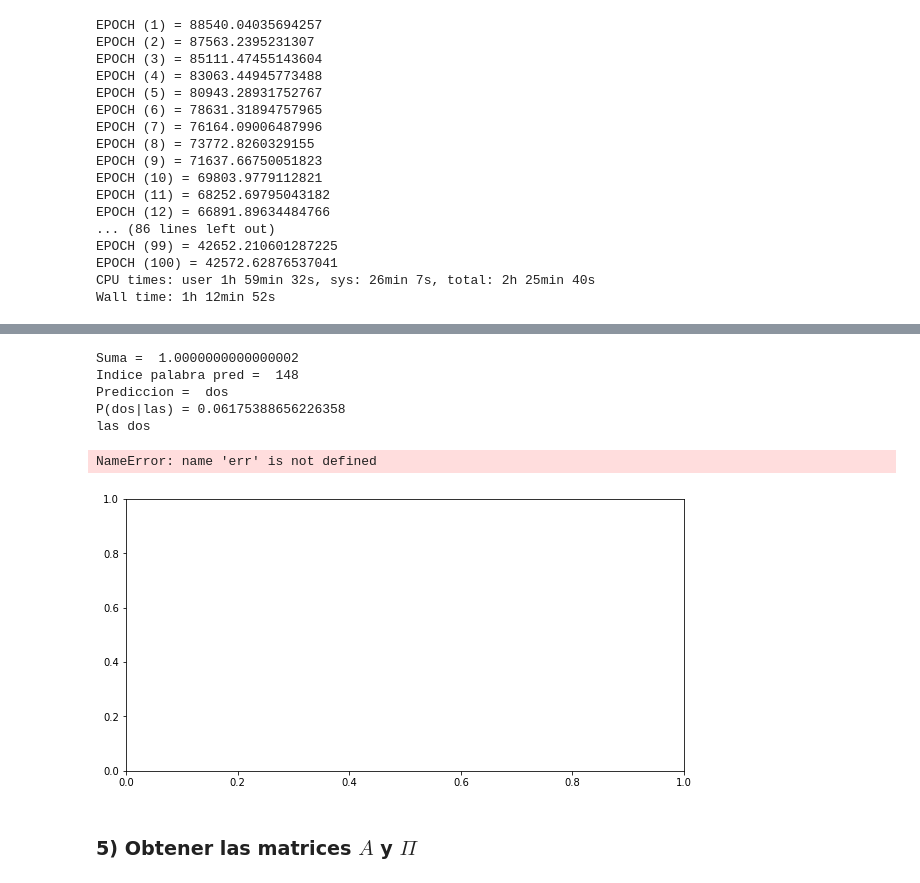
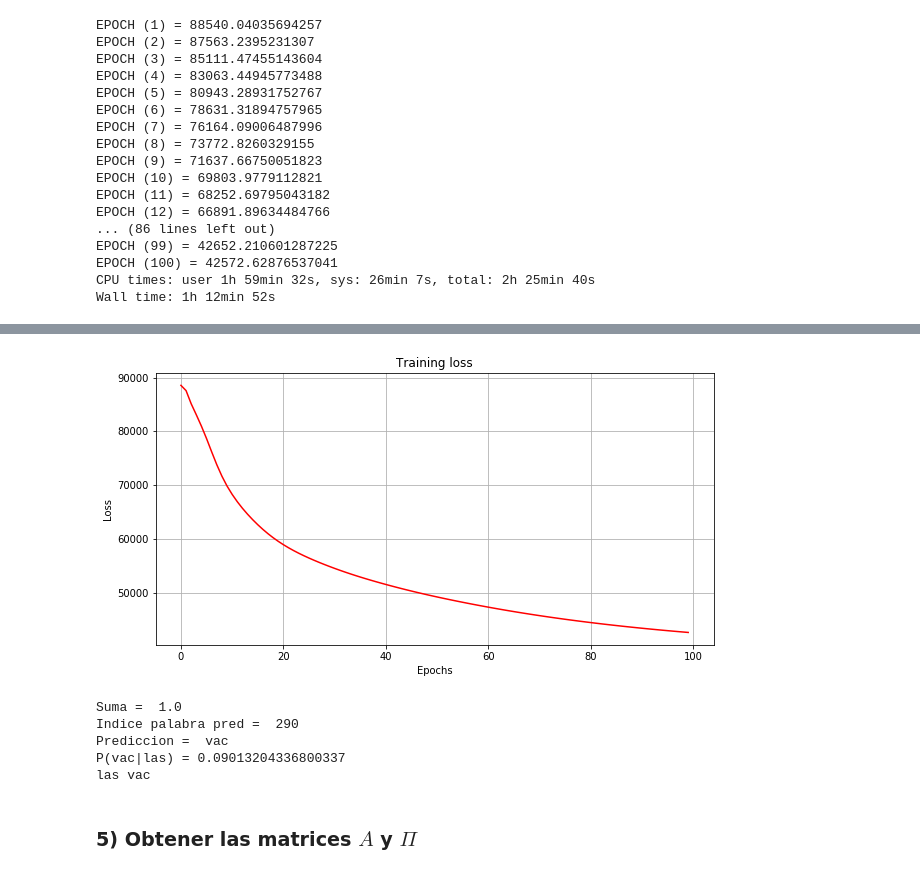
Before and after one commit to sjukdom/natural-language-processing, a Jupyter notebook: practica-2/Practica2.ipynb, the cells around one changed output, grey strips where cells are left out. Saved outputs shown, nothing was run; the diff lists cells and outputs as text; code cells hidden in the pictures.

```diff
--- a/practica-2/Practica2.ipynb
+++ b/practica-2/Practica2.ipynb
@@ -199,8 +197,18 @@ with open('weights.pickle', 'rb') as file:
+# %%
+plt.figure(figsize=(10,5))
+plt.title('Training loss')
+plt.plot(err, 'r')
+plt.xlabel('Epochs')
+plt.ylabel('Loss')
+plt.grid()
+plt.show()
+# %% [output]
+[figure, added]
 # %%
 # Prueba de prediccion
 word = 'las'
 wordVector = word2oneHot[stemmer.stem(word)]
-pred = predict(wordVector)
+pred = w2v.predict(wordVector)
 print('Suma = ', np.sum(pred))                    # Suma para verificar que sea igual a 1
 indice = np.argmax(pred)                          # Indice de la palabra con mayor probilidad
 word_predicted = oneHot2word[indice]
@@ -210,22 +218,11 @@ print('Prediccion = ', word_predicted)
 print('P({}|{}) = {}'.format(word_predicted, word, pred[indice]))
 print(word + ' ' + word_predicted)
 # %% [output]
-Suma =  1.0000000000000002
-Indice palabra pred =  148
-Prediccion =  dos
-P(dos|las) = 0.06175388656226358
-las dos
+Suma =  1.0
+Indice palabra pred =  290
+Prediccion =  vac
+P(vac|las) = 0.09013204336800337
+las vac
-# %%
-plt.figure(figsize=(10,5))
-plt.title('')
-plt.plot(err, 'r')
-plt.xlabel('Epochs')
-plt.ylabel('Loss')
-plt.grid()
-plt.show()
-# %% [output]
-NameError: name 'err' is not defined
-[figure, removed]
 # %% [markdown]
 ### 5) Obtener las matrices $A$ y $\Pi$
 # %%
```
Also changed, not shown: parts of 3 cells of this notebook.
